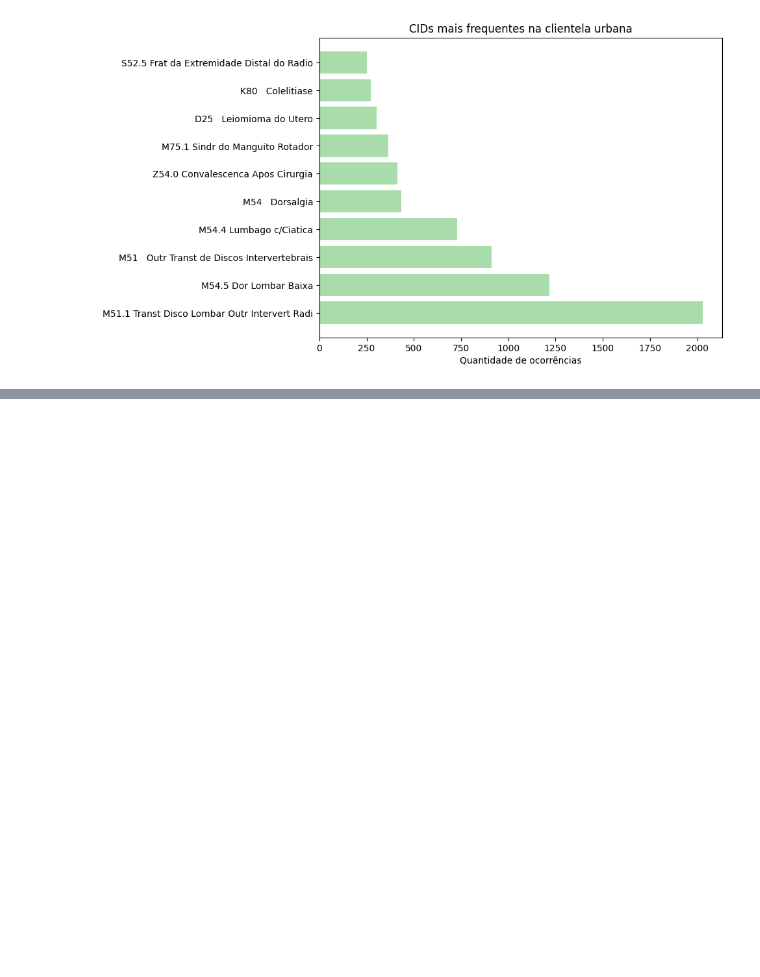
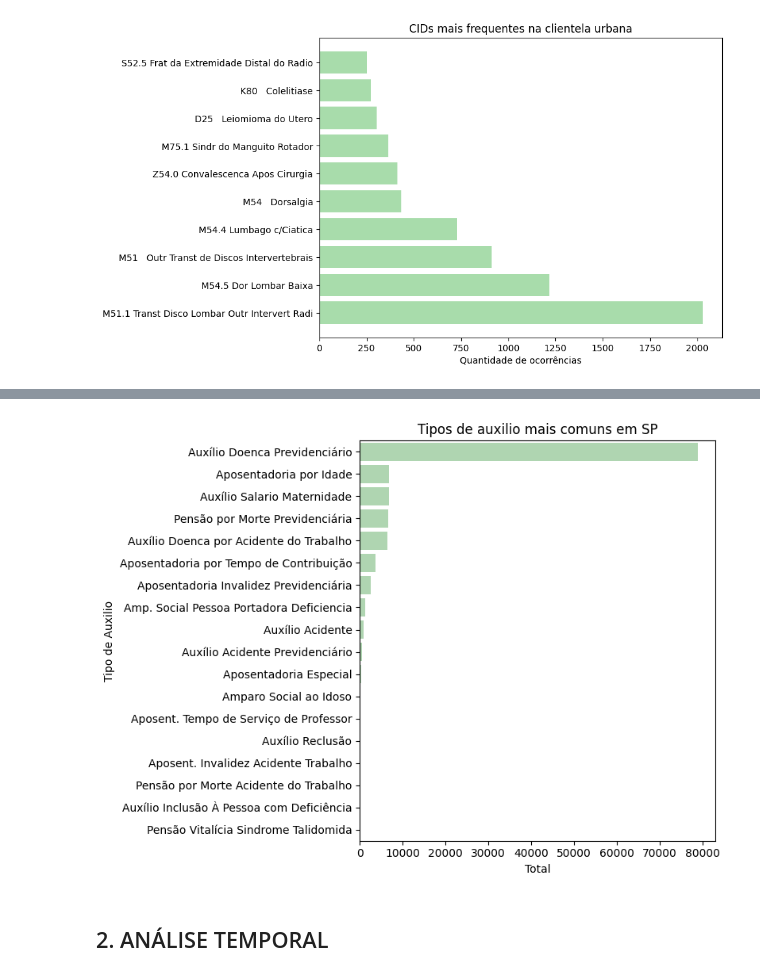
Before and after one commit to Estressei/ProjetoTrilhaDados, a Jupyter notebook: main.ipynb, the cells around one changed output, grey strips where cells are left out. Drawn from its saved outputs; the diff is of its cells as text; code cells hidden in the pictures; blank space fills up the shorter version.

Commit message:
Organização e novas análises

```diff
--- a/main.ipynb
+++ b/main.ipynb
@@ -288,0 +362,6 @@ plt.show()
+# %%
+#Tipos de auxilios mais concedidos no estado de SP // gerar grafico
+df_SP = auxilios[auxilios['UF'] == 'São Paulo']
+df_SP = df_SP['Tipos de auxilio'].value_counts().reset_index()
+df_SP.columns = ['Tipo de auxilio', 'Total']
+df_SP
@@ -288,0 +386,16 @@ plt.show()
+# %%
+#Exibe os tipos de auxilio mais comuns no estado de sp
+plt.figure(figsize=(8,6))
+sns.barplot(
+    data=df_SP,
+    y='Tipo de auxilio',
+    x='Total',
+    color='#A8DCAB',
+)
+plt.title('Tipos de auxilio mais comuns em SP')
+plt.xlabel('Total')
+plt.ylabel('Tipo de Auxilio')
+plt.tight_layout()
+plt.show()
+# %% [output]
+[figure, added]
@@ -289 +404,3 @@ plt.show()
+# %% [markdown]
+## 2. ANÁLISE TEMPORAL
 # %%
```
Also changed, not shown: parts of 48 cells of this notebook, 1 other file.
